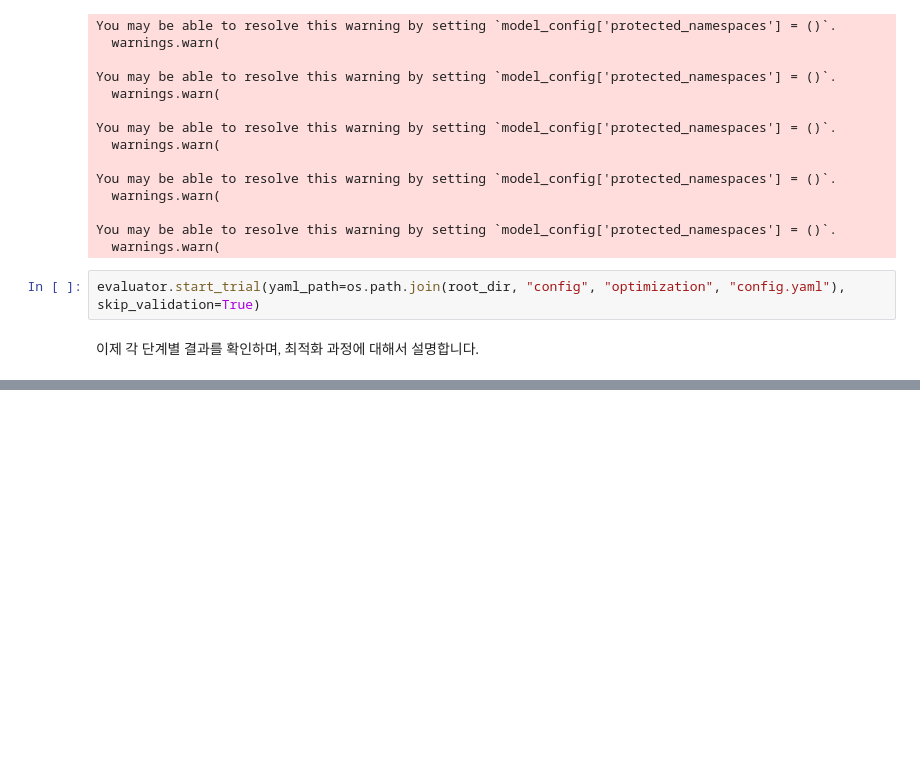
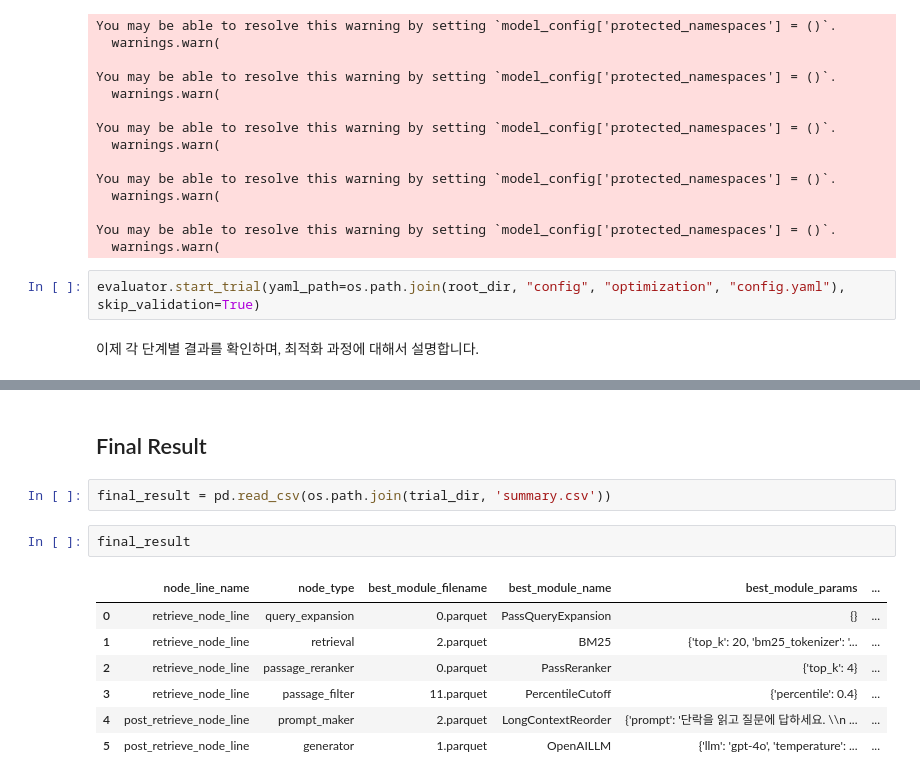
Before and after one commit to Auto-RAG/fast-campus, a Jupyter notebook: notebook/최적화/RAG 최적화 실습.ipynb, the cells around one changed output, grey strips where cells are left out. Cells and saved outputs as stored; diff of their text form; blank space fills up the shorter version.

```diff
--- a/notebook/최적화/RAG 최적화 실습.ipynb
+++ b/notebook/최적화/RAG 최적화 실습.ipynb
@@ -103,0 +186,14 @@ evaluator.start_trial(yaml_path=os.path.join(root_dir, "config", "optimization",
+# %% [markdown]
+## Final Result
+# %%
+final_result = pd.read_csv(os.path.join(trial_dir, 'summary.csv'))
+# %%
+final_result
+# %% [output]
+|  | node_line_name | node_type | best_module_filename | best_module_name | best_module_params | ... |
+| 0 | retrieve_node_line | query_expansion | 0.parquet | PassQueryExpansion | {} | ... |
+| 1 | retrieve_node_line | retrieval | 2.parquet | BM25 | {'top_k': 20, 'bm25_tokenizer': '... | ... |
+| 2 | retrieve_node_line | passage_reranker | 0.parquet | PassReranker | {'top_k': 4} | ... |
+| 3 | retrieve_node_line | passage_filter | 11.parquet | PercentileCutoff | {'percentile': 0.4} | ... |
+| 4 | post_retrieve_node_line | prompt_maker | 2.parquet | LongContextReorder | {'prompt': '단락을 읽고 질문에 답하세요. \\n ... | ... |
+| 5 | post_retrieve_node_line | generator | 1.parquet | OpenAILLM | {'llm': 'gpt-4o', 'temperature': ... | ... |
```
Also changed, not shown: parts of 17 cells of this notebook.
